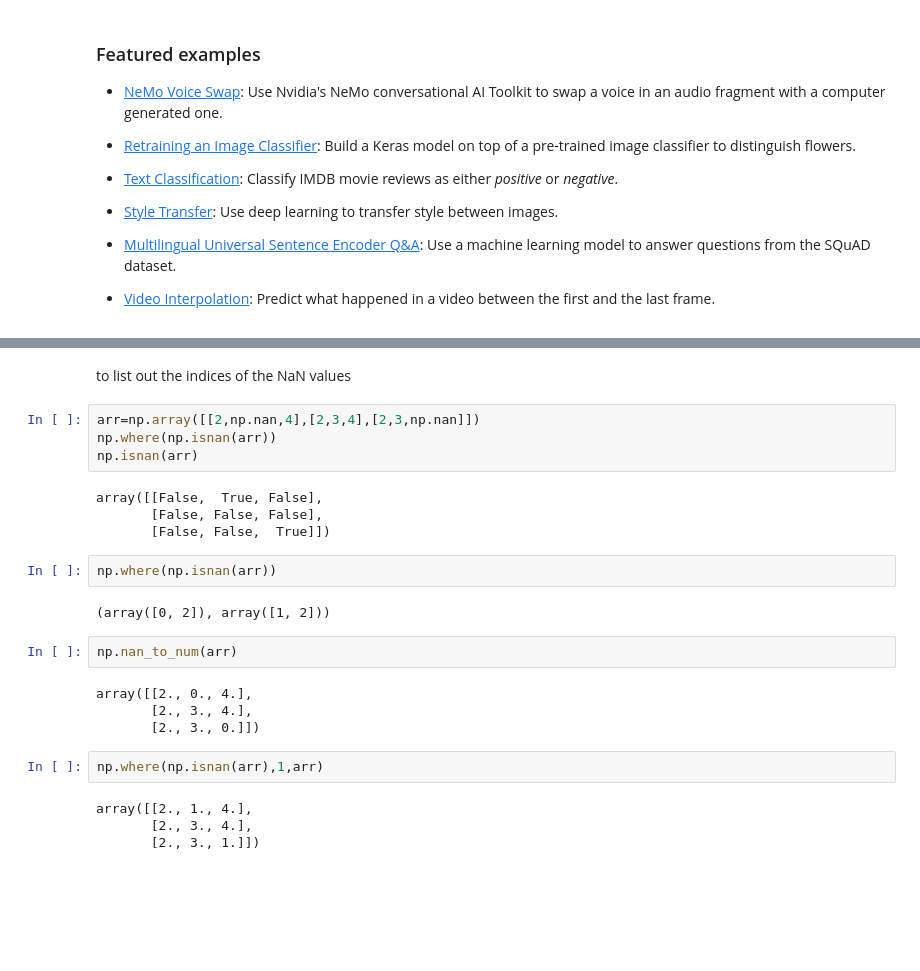
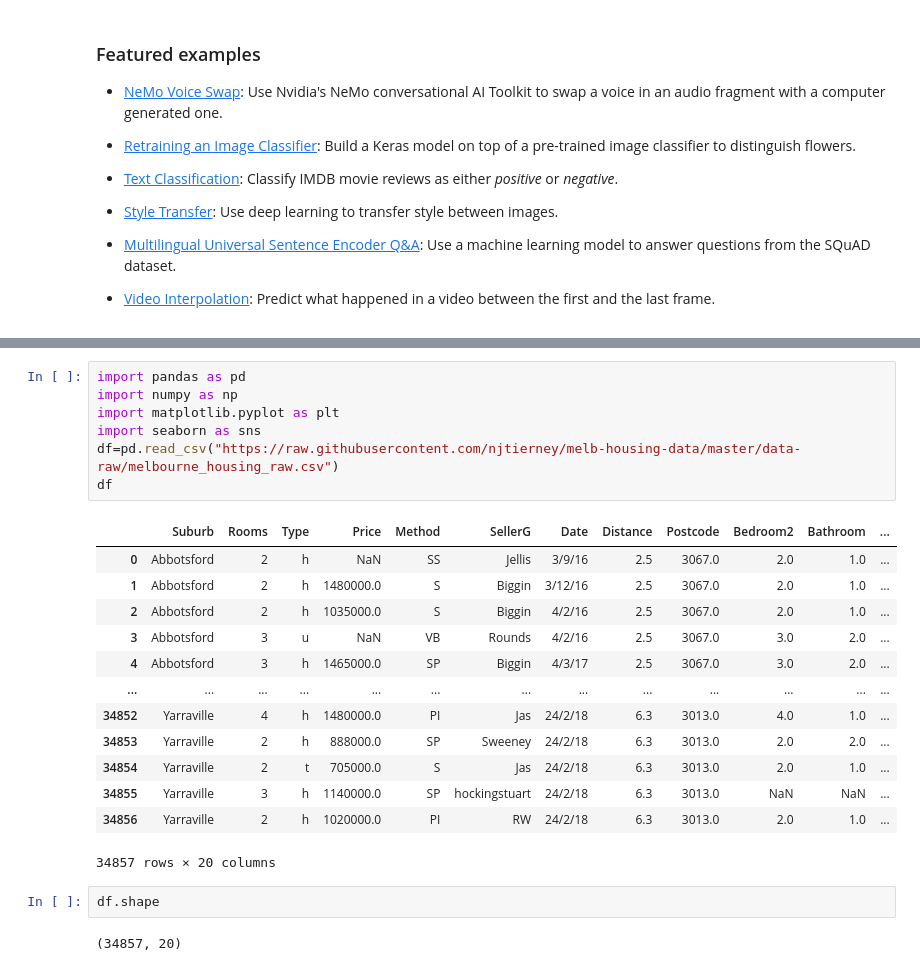
Before and after one commit to DrMahaVasanth/ATM, a Jupyter notebook: Welcome_To_Colaboratory.ipynb, the cells around one changed output, grey strips where cells are left out. Cells and saved outputs as stored; diff of their text form; blank space fills up the shorter version.

```diff
--- a/Welcome_To_Colaboratory.ipynb
+++ b/Welcome_To_Colaboratory.ipynb
@@ -191,26 +153,25 @@ np.diagonal(arr).sum()
-# %% [markdown]
-to list out the indices of the NaN values
-# %%
-arr=np.array([[2,np.nan,4],[2,3,4],[2,3,np.nan]])
-np.where(np.isnan(arr))
-np.isnan(arr)
-# %% [output]
-array([[False,  True, False],
-       [False, False, False],
-       [False, False,  True]])
-# %%
-np.where(np.isnan(arr))
-# %% [output]
-(array([0, 2]), array([1, 2]))
-# %%
-np.nan_to_num(arr)
-# %% [output]
-array([[2., 0., 4.],
-       [2., 3., 4.],
-       [2., 3., 0.]])
-# %%
-np.where(np.isnan(arr),1,arr)
-# %% [output]
-array([[2., 1., 4.],
-       [2., 3., 4.],
-       [2., 3., 1.]])
+# %%
+import pandas as pd
+import numpy as np
+import matplotlib.pyplot as plt
+import seaborn as sns
+df=pd.read_csv("https://raw.githubusercontent.com/njtierney/melb-housing-data/master/data-raw/melbourne_housing_raw.csv")
+df
+# %% [output]
+|  | Suburb | Rooms | Type | Price | Method | SellerG | Date | Distance | Postcode | Bedroom2 | Bathroom | ... |
+| 0 | Abbotsford | 2 | h | NaN | SS | Jellis | 3/9/16 | 2.5 | 3067.0 | 2.0 | 1.0 | ... |
+| 1 | Abbotsford | 2 | h | 1480000.0 | S | Biggin | 3/12/16 | 2.5 | 3067.0 | 2.0 | 1.0 | ... |
+| 2 | Abbotsford | 2 | h | 1035000.0 | S | Biggin | 4/2/16 | 2.5 | 3067.0 | 2.0 | 1.0 | ... |
+| 3 | Abbotsford | 3 | u | NaN | VB | Rounds | 4/2/16 | 2.5 | 3067.0 | 3.0 | 2.0 | ... |
+| 4 | Abbotsford | 3 | h | 1465000.0 | SP | Biggin | 4/3/17 | 2.5 | 3067.0 | 3.0 | 2.0 | ... |
+| ... | ... | ... | ... | ... | ... | ... | ... | ... | ... | ... | ... | ... |
+| 34852 | Yarraville | 4 | h | 1480000.0 | PI | Jas | 24/2/18 | 6.3 | 3013.0 | 4.0 | 1.0 | ... |
+| 34853 | Yarraville | 2 | h | 888000.0 | SP | Sweeney | 24/2/18 | 6.3 | 3013.0 | 2.0 | 2.0 | ... |
+| 34854 | Yarraville | 2 | t | 705000.0 | S | Jas | 24/2/18 | 6.3 | 3013.0 | 2.0 | 1.0 | ... |
+| 34855 | Yarraville | 3 | h | 1140000.0 | SP | hockingstuart | 24/2/18 | 6.3 | 3013.0 | NaN | NaN | ... |
+| 34856 | Yarraville | 2 | h | 1020000.0 | PI | RW | 24/2/18 | 6.3 | 3013.0 | 2.0 | 1.0 | ... |
+34857 rows × 20 columns
+# %%
+df.shape
+# %% [output]
+(34857, 20)
```
Also changed, not shown: parts of 11 cells of this notebook.
